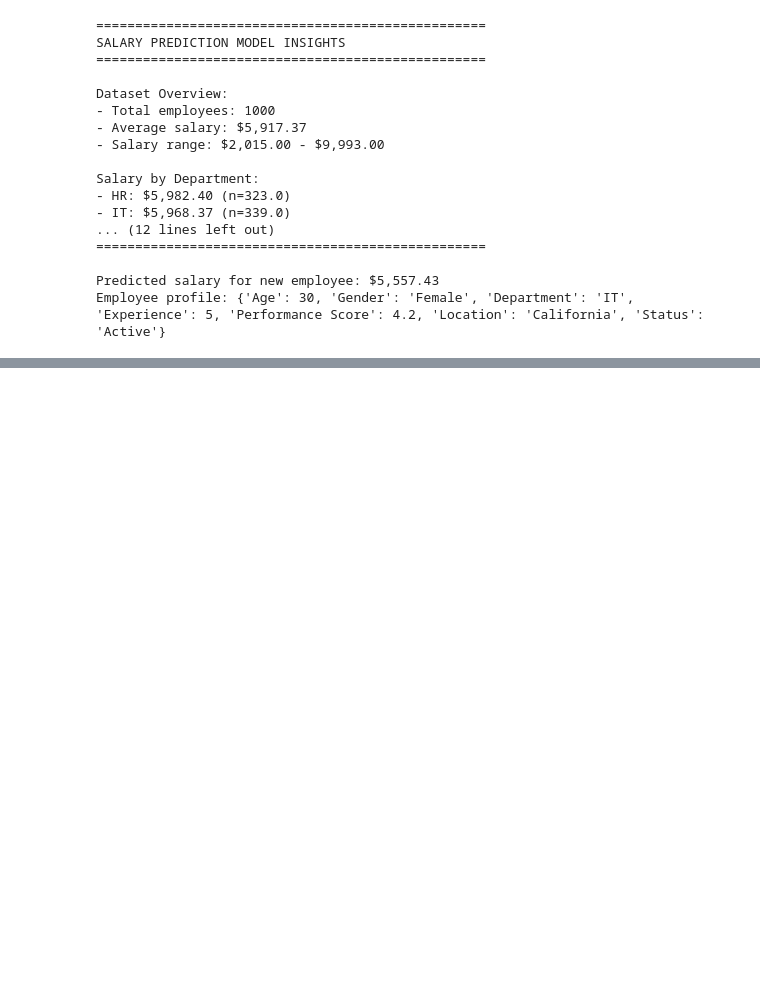
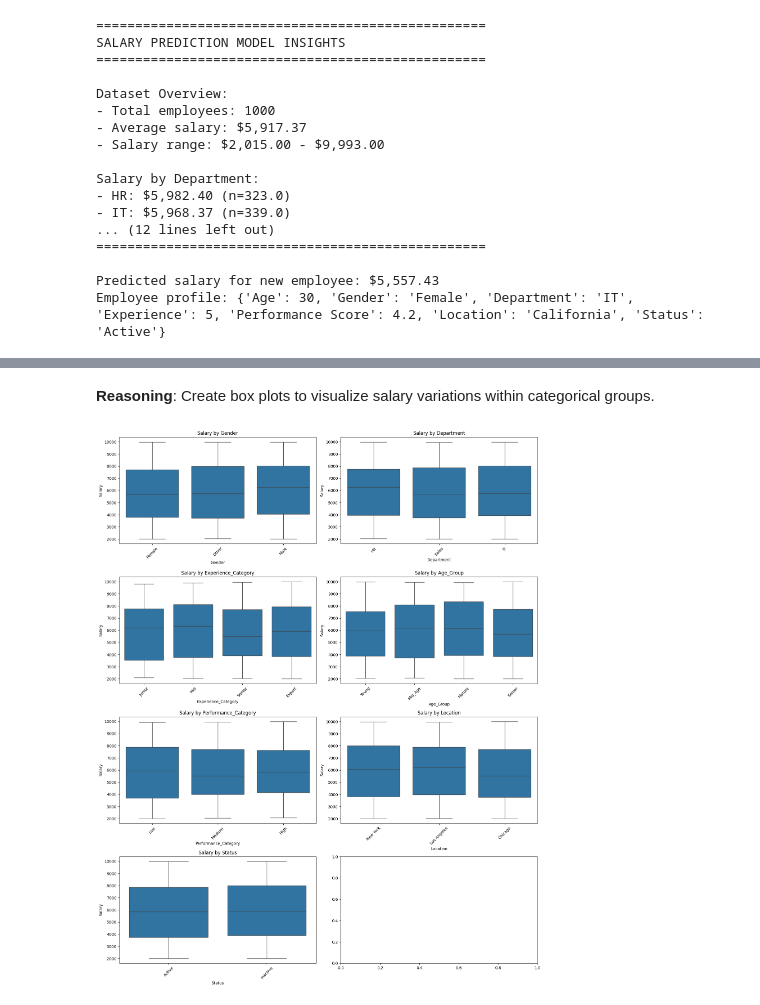
Before and after one commit to SnehAl2o7/EmployeeSalaryPredictorModel, a Jupyter notebook: EmplyeeSalaryPredictor.ipynb, the cells around one changed output, grey strips where cells are left out. Cells and saved outputs as stored; diff of their text form; code cells hidden in the pictures; blank space fills up the shorter version.

```diff
--- a/EmplyeeSalaryPredictor.ipynb
+++ b/EmplyeeSalaryPredictor.ipynb
@@ -560,0 +578,21 @@ Employee profile: {'Age': 30, 'Gender': 'Female', 'Department': 'IT', 'Experienc
+# %% [markdown]
+**Reasoning**:
+Create box plots to visualize salary variations within categorical groups.
+# %%
+categorical_cols = ['Gender', 'Department', 'Experience_Category', 'Age_Group', 'Performance_Category', 'Location', 'Status']
+
+fig, axes = plt.subplots(nrows=4, ncols=2, figsize=(16, 20))
+axes = axes.flatten()
+
+for i, col in enumerate(categorical_cols):
+    if col in df.columns:
+        sns.boxplot(x=col, y='Salary', data=df, ax=axes[i])
+        axes[i].set_title(f'Salary by {col}')
+        axes[i].tick_params(axis='x', rotation=45)
+    else:
+        axes[i].set_visible(False) # Hide unused subplots if column doesn't exist
+
+plt.tight_layout()
+plt.show()
+# %% [output]
+[figure, added]
```
Also changed, not shown: parts of 51 cells of this notebook.
